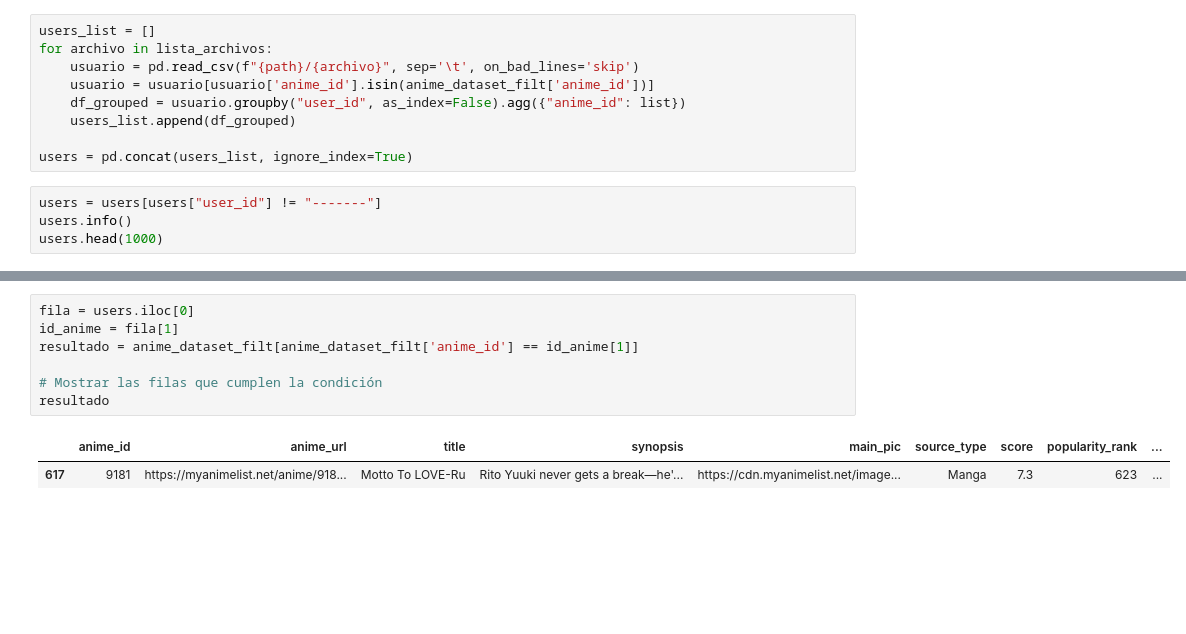
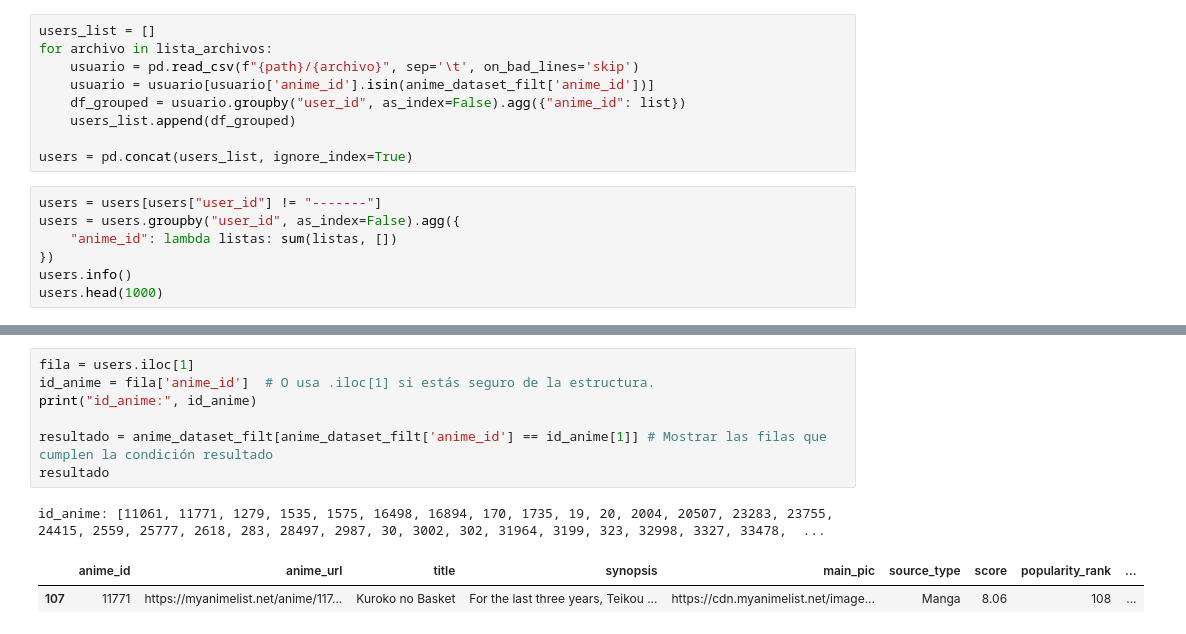
Before and after one commit to repositoriosHackaton/SIC25-CubitsUCV, a Jupyter notebook: LimpiezaDataUsuarios.ipynb, the cells around one changed output, grey strips where cells are left out. Cells and saved outputs as stored; diff of their text form; blank space fills up the shorter version.

```diff
--- a/LimpiezaDataUsuarios.ipynb
+++ b/LimpiezaDataUsuarios.ipynb
@@ -143,6 +141,9 @@ for archivo in lista_archivos:
 users = pd.concat(users_list, ignore_index=True)
 # %%
 users = users[users["user_id"] != "-------"]
+users = users.groupby("user_id", as_index=False).agg({
+    "anime_id": lambda listas: sum(listas, [])
+})
 users.info()
 users.head(1000)
 # %% [output]
@@ -171,10 +177,11 @@ memory usage: 24.0+ MB
 # %%
-fila = users.iloc[0]
-id_anime = fila[1]
-resultado = anime_dataset_filt[anime_dataset_filt['anime_id'] == id_anime[1]]
+fila = users.iloc[1]
+id_anime = fila['anime_id']  # O usa .iloc[1] si estás seguro de la estructura.
+print("id_anime:", id_anime)
 
-# Mostrar las filas que cumplen la condición
+resultado = anime_dataset_filt[anime_dataset_filt['anime_id'] == id_anime[1]] # Mostrar las filas que cumplen la condición resultado
 resultado
 # %% [output]
+id_anime: [11061, 11771, 1279, 1535, 1575, 16498, 16894, 170, 1735, 19, 20, 2004, 20507, 23283, 23755, 24415, 2559, 25777, 2618, 283, 28497, 2987, 30, 3002, 302, 31964, 3199, 323, 32998, 3327, 33478,  ...
 |  | anime_id | anime_url | title | synopsis | main_pic | source_type | score | popularity_rank | ... |
-| 617 | 9181 | https://myanimelist.net/anime/918... | Motto To LOVE-Ru | Rito Yuuki never gets a break—he'... | https://cdn.myanimelist.net/image... | Manga | 7.3 | 623 | ... |
+| 107 | 11771 | https://myanimelist.net/anime/117... | Kuroko no Basket | For the last three years, Teikou ... | https://cdn.myanimelist.net/image... | Manga | 8.06 | 108 | ... |
```
Also changed, not shown: parts of 3 cells of this notebook.
